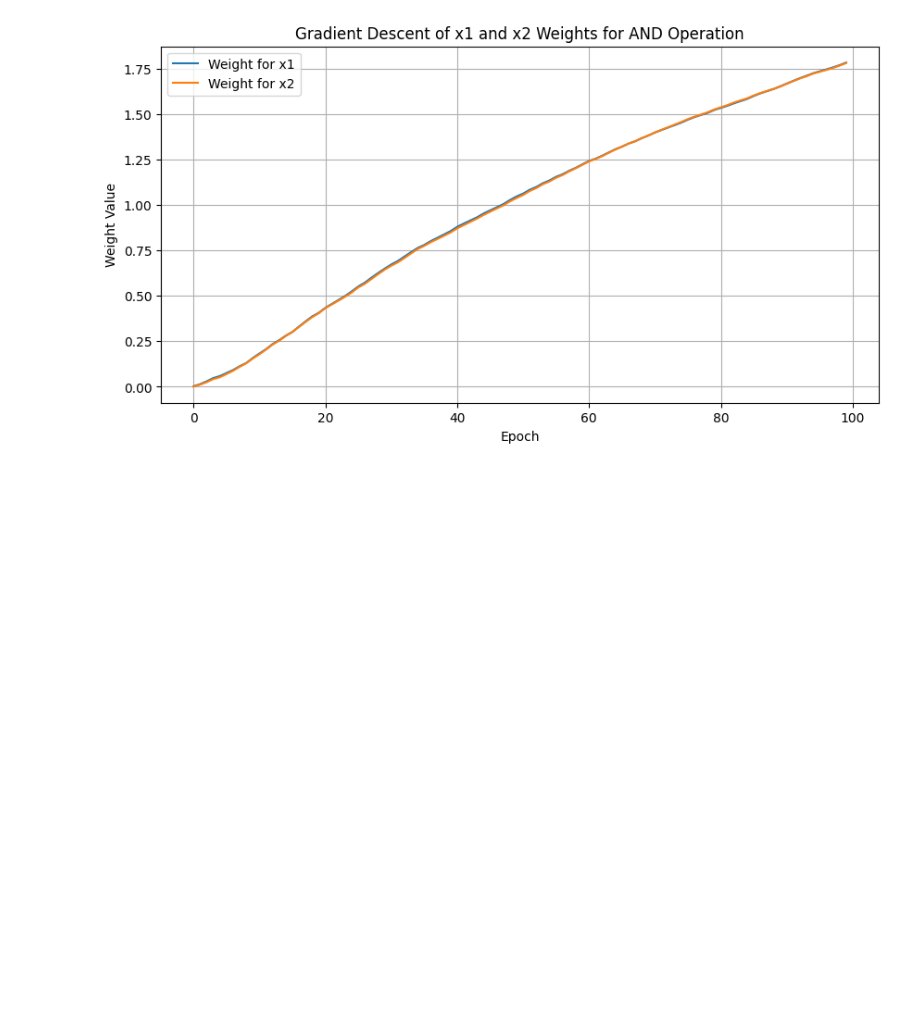
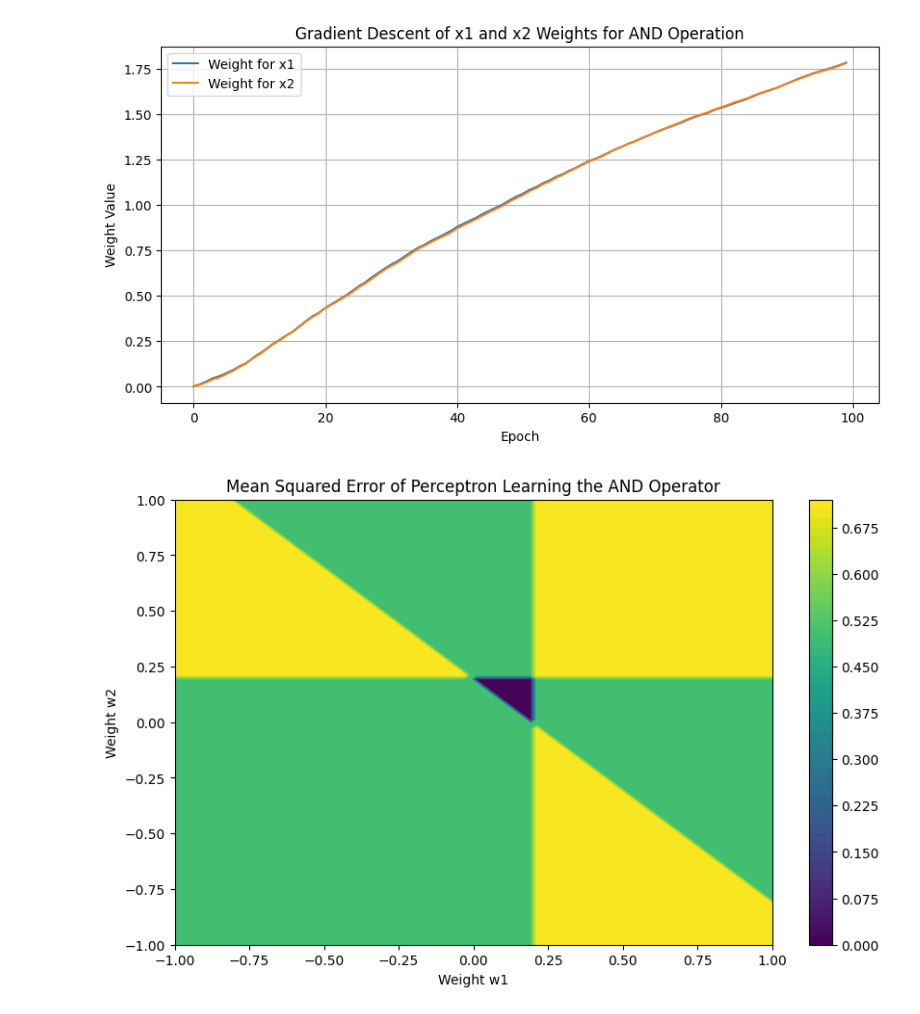
Before and after one commit to w4bo/AA2425-unibo-mldm, a Jupyter notebook: slides/lab-05-neuralnetworks.ipynb, the cells around one changed output. Drawn from its saved outputs; the diff is of its cells as text; code cells hidden in the pictures; blank space fills up the shorter version.

```diff
--- a/slides/lab-05-neuralnetworks.ipynb
+++ b/slides/lab-05-neuralnetworks.ipynb
@@ -35,3 +35,67 @@ plt.grid(True)
 plt.show()
 # %% [output]
 [figure]
+# %%
+import numpy as np
+import matplotlib.pyplot as plt
+
+# Define the AND truth table
+inputs = np.array([[0, 0],
+                   [0, 1],
+                   [1, 0],
+                   [1, 1]])
+outputs = np.array([0, 0, 0, 1])
+
+# Parameters
+learning_rate = 0.1
+num_epochs = 100
+w1_range = np.linspace(-1, 1, 100)
+w2_range = np.linspace(-1, 1, 100)
+
+# Initialize weights
+w1 = 0.0
+w2 = 0.0
+b = 0
+
+# Function to compute the perceptron output
+def perceptron_output(x1, x2, w1, w2, b):
+    return 1 if (w1 * x1 + w2 * x2 + b) > 0 else 0
+
+# Train the perceptron
+for epoch in range(num_epochs):
+    for x, target in zip(inputs, outputs):
+        x1, x2 = x
+        prediction = perceptron_output(x1, x2, w1, w2, b)
+        error = target - prediction
+        # Update weights and bias
+        w1 += learning_rate * error * x1
+        w2 += learning_rate * error * x2
+        b += learning_rate * error
+
+# Function to compute error for a grid of weights
+def compute_error(w1_range, w2_range):
+    error_grid = np.zeros((len(w1_range), len(w2_range)))
+    for i, w1 in enumerate(w1_range):
+        for j, w2 in enumerate(w2_range):
+            total_error = 0
+            for x, target in zip(inputs, outputs):
+                prediction = perceptron_output(x[0], x[1], w1, w2, b)
+                total_error += (target - prediction) ** 2
+            error_grid[i, j] = np.sqrt(total_error / len(outputs))  # Root Mean squared error
+    return error_grid
+
+# Compute the error grid
+error_grid = compute_error(w1_range, w2_range)
+
+# Plot the error surface
+W1, W2 = np.meshgrid(w1_range, w2_range)
+plt.figure(figsize=(10, 6))
+contour = plt.contourf(W1, W2, error_grid.T, levels=50, cmap='viridis')
+plt.colorbar(contour)
+plt.title('Error Surface for Weights w1 and w2')
+plt.xlabel('Weight w1')
+plt.ylabel('Weight w2')
+plt.title('Mean Squared Error of Perceptron Learning the AND Operator')
+plt.show()
+# %% [output]
+[figure, added]
```
Also changed, not shown: parts of 1 cell of this notebook, 53 other files.
